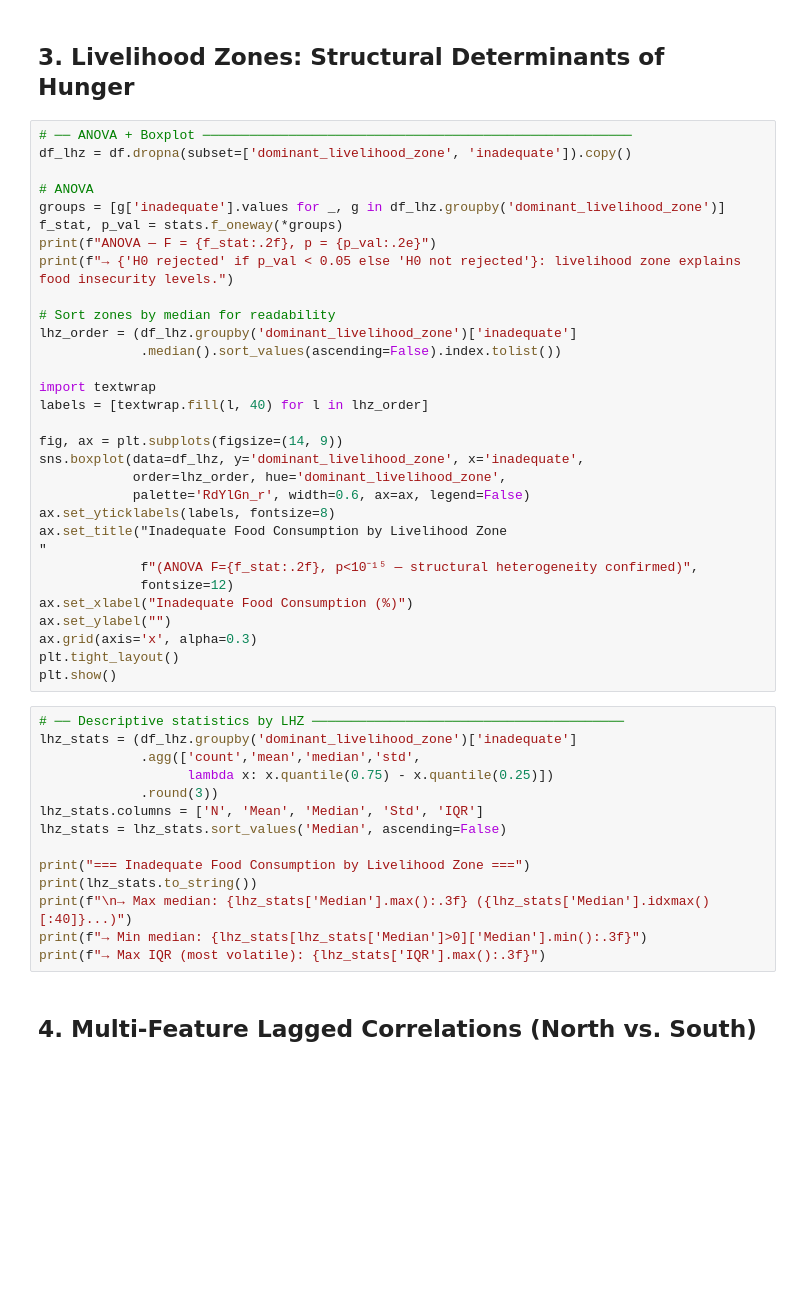
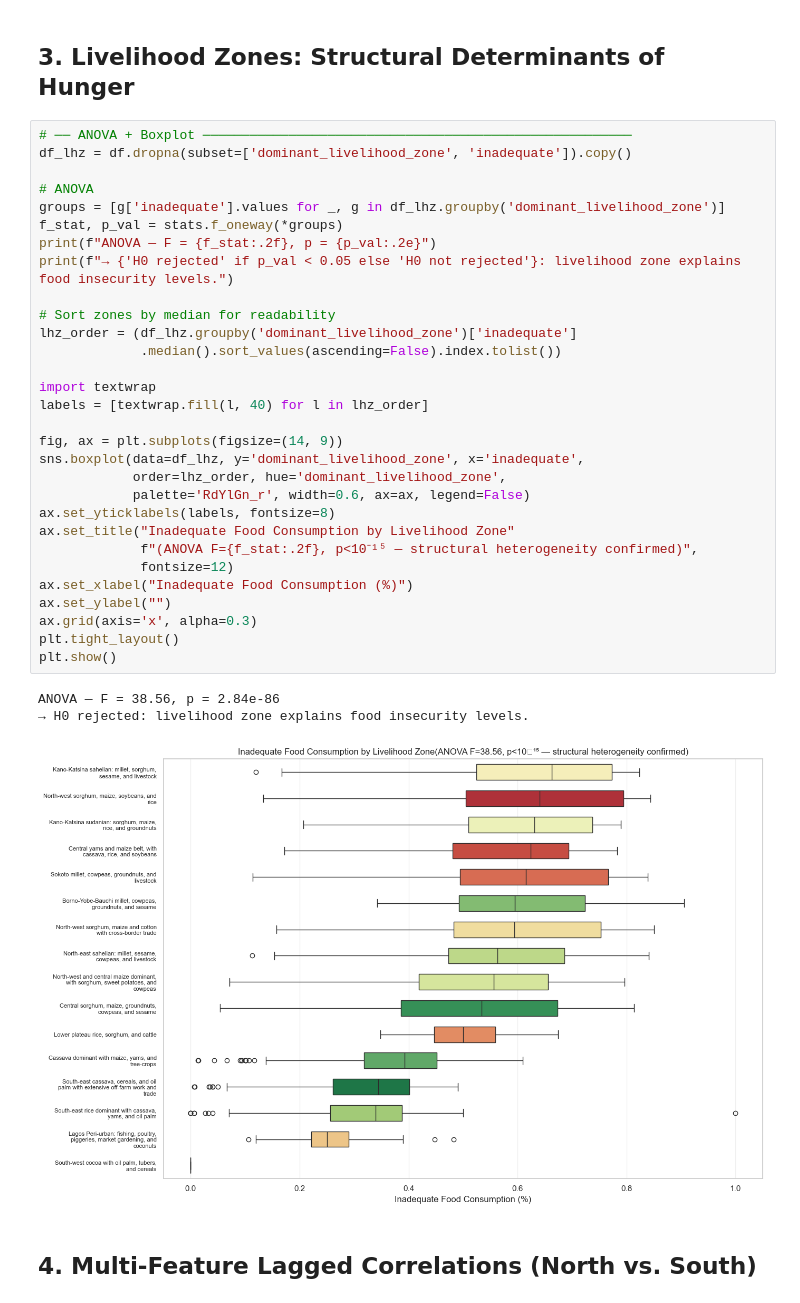
Before and after one commit to tnourlyn/Projet-de-Statapp---WFP-, a Jupyter notebook: notebooks/03_exp_analysis.ipynb, the cells around one changed output. Saved outputs shown, nothing was run; the diff lists cells and outputs as text; blank space fills up the shorter version.

```diff
--- a/notebooks/03_exp_analysis.ipynb
+++ b/notebooks/03_exp_analysis.ipynb
@@ -110,48 +115,37 @@ print(f"States without WFP data (grey): {missing_states}")
 # %%
 # ── ANOVA + Boxplot ───────────────────────────────────────────────────────
 df_lhz = df.dropna(subset=['dominant_livelihood_zone', 'inadequate']).copy()
 
 # ANOVA
 groups = [g['inadequate'].values for _, g in df_lhz.groupby('dominant_livelihood_zone')]
 f_stat, p_val = stats.f_oneway(*groups)
 print(f"ANOVA — F = {f_stat:.2f}, p = {p_val:.2e}")
 print(f"→ {'H0 rejected' if p_val < 0.05 else 'H0 not rejected'}: livelihood zone explains food insecurity levels.")
 
 # Sort zones by median for readability
 lhz_order = (df_lhz.groupby('dominant_livelihood_zone')['inadequate']
              .median().sort_values(ascending=False).index.tolist())
 
 import textwrap
 labels = [textwrap.fill(l, 40) for l in lhz_order]
 
 fig, ax = plt.subplots(figsize=(14, 9))
 sns.boxplot(data=df_lhz, y='dominant_livelihood_zone', x='inadequate',
             order=lhz_order, hue='dominant_livelihood_zone',
             palette='RdYlGn_r', width=0.6, ax=ax, legend=False)
 ax.set_yticklabels(labels, fontsize=8)
-ax.set_title("Inadequate Food Consumption by Livelihood Zone
-"
+ax.set_title("Inadequate Food Consumption by Livelihood Zone"
              f"(ANOVA F={f_stat:.2f}, p<10⁻¹⁵ — structural heterogeneity confirmed)",
              fontsize=12)
 ax.set_xlabel("Inadequate Food Consumption (%)")
 ax.set_ylabel("")
 ax.grid(axis='x', alpha=0.3)
 plt.tight_layout()
 plt.show()
+# %% [output]
+ANOVA — F = 38.56, p = 2.84e-86
+→ H0 rejected: livelihood zone explains food insecurity levels.
+[figure, added]
-# %%
-# ── Descriptive statistics by LHZ ────────────────────────────────────────
-lhz_stats = (df_lhz.groupby('dominant_livelihood_zone')['inadequate']
-             .agg(['count','mean','median','std',
-                   lambda x: x.quantile(0.75) - x.quantile(0.25)])
-             .round(3))
-lhz_stats.columns = ['N', 'Mean', 'Median', 'Std', 'IQR']
-lhz_stats = lhz_stats.sort_values('Median', ascending=False)
-
-print("=== Inadequate Food Consumption by Livelihood Zone ===")
-print(lhz_stats.to_string())
-print(f"\n→ Max median: {lhz_stats['Median'].max():.3f} ({lhz_stats['Median'].idxmax()[:40]}...)")
-print(f"→ Min median: {lhz_stats[lhz_stats['Median']>0]['Median'].min():.3f}")
-print(f"→ Max IQR (most volatile): {lhz_stats['IQR'].max():.3f}")
 # %% [markdown]
 ## 4. Multi-Feature Lagged Correlations (North vs. South)
 # %%
```
Also changed, not shown: parts of 13 cells of this notebook.
